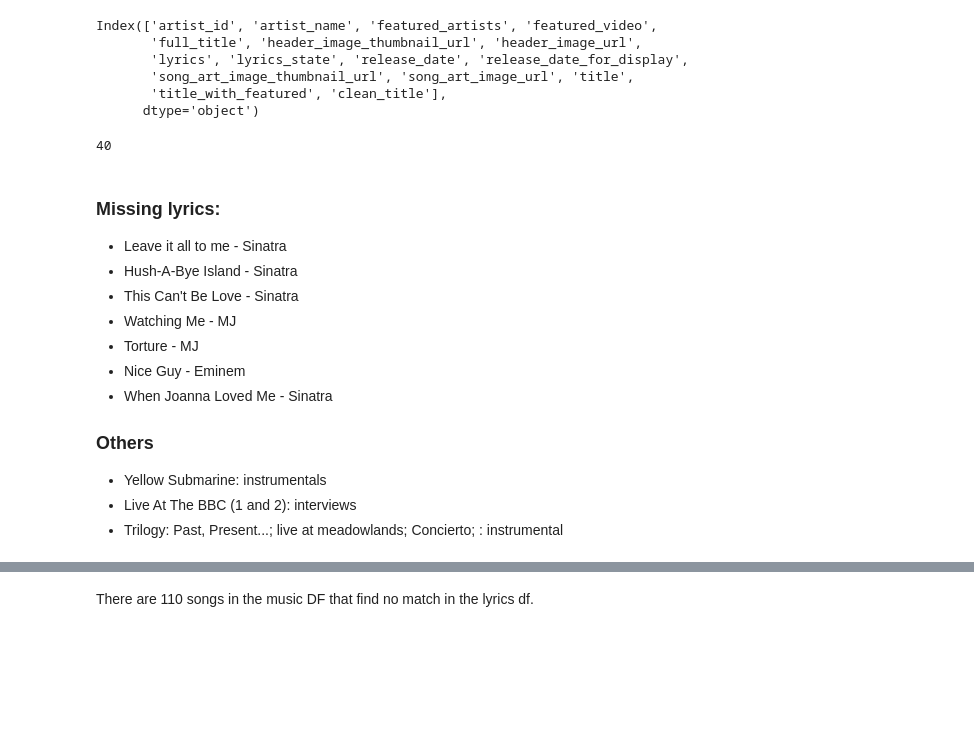
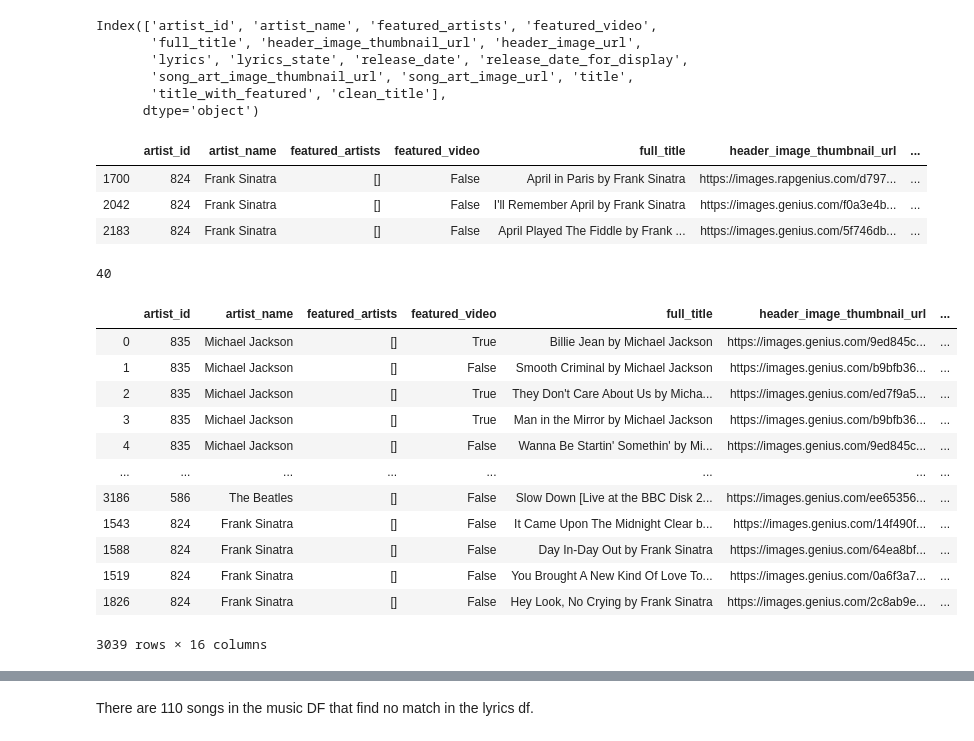
Before and after one commit to com-480-data-visualization/com-480-project-js, a Jupyter notebook: processbook/merge_spotify_and_lyrics.ipynb, the cells around one changed output, grey strips where cells are left out. Saved outputs shown, nothing was run; the diff lists cells and outputs as text; code cells hidden in the pictures; blank space fills up the shorter version.

```diff
--- a/processbook/merge_spotify_and_lyrics.ipynb
+++ b/processbook/merge_spotify_and_lyrics.ipynb
@@ -85,22 +85,31 @@ Index(['artist_id', 'artist_name', 'featured_artists', 'featured_video',
        'song_art_image_thumbnail_url', 'song_art_image_url', 'title',
        'title_with_featured', 'clean_title'],
       dtype='object')
+# %%
+lyrics[lyrics.clean_title.str.contains('april')]
+# %% [output]
+|  | artist_id | artist_name | featured_artists | featured_video | full_title | header_image_thumbnail_url | ... |
+| 1700 | 824 | Frank Sinatra | [] | False | April in Paris by Frank Sinatra | https://images.rapgenius.com/d797... | ... |
+| 2042 | 824 | Frank Sinatra | [] | False | I'll Remember April by Frank Sinatra | https://images.genius.com/f0a3e4b... | ... |
+| 2183 | 824 | Frank Sinatra | [] | False | April Played The Fiddle by Frank ... | https://images.genius.com/5f746db... | ... |
 # %%
 missing_titles = set(music.clean_title.unique()) - (set(music.clean_title.unique()) & (set(lyrics.clean_title.unique())))
 len(missing_titles)
 # %% [output]
 40
-# %% [markdown]
-### Missing lyrics:
-
-- Leave it all to me - Sinatra
-- Hush-A-Bye Island - Sinatra
-- This Can't Be Love - Sinatra
-- Watching Me - MJ
-- Torture - MJ
-- Nice Guy - Eminem
-- When Joanna Loved Me - Sinatra
-### Others
-- Yellow Submarine: instrumentals
-- Live At The BBC (1 and 2): interviews
-- Trilogy: Past, Present...; live at meadowlands; Concierto;   : instrumental
+# %%
+lyrics[~lyrics.lyrics.isnull()]
+# %% [output]
+|  | artist_id | artist_name | featured_artists | featured_video | full_title | header_image_thumbnail_url | ... |
+| 0 | 835 | Michael Jackson | [] | True | Billie Jean by Michael Jackson | https://images.genius.com/9ed845c... | ... |
+| 1 | 835 | Michael Jackson | [] | False | Smooth Criminal by Michael Jackson | https://images.genius.com/b9bfb36... | ... |
+| 2 | 835 | Michael Jackson | [] | True | They Don't Care About Us by Micha... | https://images.genius.com/ed7f9a5... | ... |
+| 3 | 835 | Michael Jackson | [] | True | Man in the Mirror by Michael Jackson | https://images.genius.com/b9bfb36... | ... |
+| 4 | 835 | Michael Jackson | [] | False | Wanna Be Startin' Somethin' by Mi... | https://images.genius.com/9ed845c... | ... |
+| ... | ... | ... | ... | ... | ... | ... | ... |
+| 3186 | 586 | The Beatles | [] | False | Slow Down [Live at the BBC Disk 2... | https://images.genius.com/ee65356... | ... |
+| 1543 | 824 | Frank Sinatra | [] | False | It Came Upon The Midnight Clear b... | https://images.genius.com/14f490f... | ... |
+| 1588 | 824 | Frank Sinatra | [] | False | Day In-Day Out by Frank Sinatra | https://images.genius.com/64ea8bf... | ... |
+| 1519 | 824 | Frank Sinatra | [] | False | You Brought A New Kind Of Love To... | https://images.genius.com/0a6f3a7... | ... |
+| 1826 | 824 | Frank Sinatra | [] | False | Hey Look, No Crying by Frank Sinatra | https://images.genius.com/2c8ab9e... | ... |
+3039 rows × 16 columns
```
Also changed, not shown: parts of 11 cells of this notebook, 17 other files.
